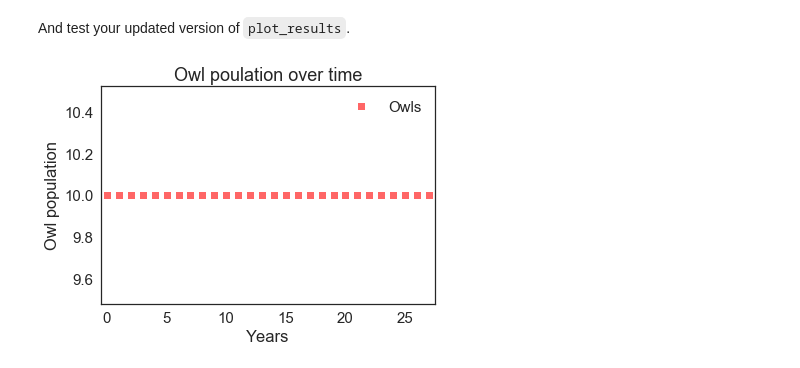
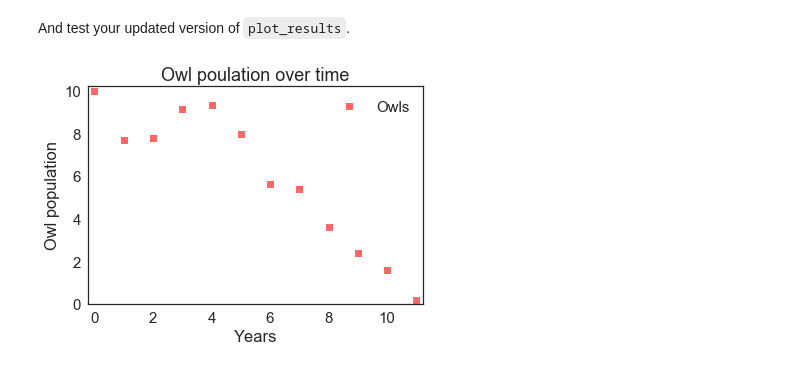
Before and after one commit to ASHSWAN1999/ModSimPy, a Jupyter notebook: code/Project1.ipynb, the cells around one changed output. Drawn from its saved outputs; the diff is of its cells as text; code cells hidden in the pictures.

```diff
--- a/code/Project1.ipynb
+++ b/code/Project1.ipynb
@@ -60,0 +127,25 @@ def run_simulation(system):
+# %%
+""""def run_simulation(system, death_rate):
+    Runs a proportional growth model.
+
+    Adds TimeSeries to `system` as `results`.
+
+    system: System object with t0, t_end, p0,
+            birth_rate and death_rate
+
+    adults = TimeSeries()
+    adults[system.t0] = system.adult_pop0
+    juveniles = TimeSeries()
+    juveniles[system.t0] = system.juvenile_pop0
+
+    for t in linrange(system.t0, system.t_end):
+
+        births = system.birth_rate * adults[t]
+        deaths = death_rate * adults[t]
+        matured = juveniles[t] * (1/3)
+        juveniles[t+1] = juveniles[t] + births - matured
+        adults[t+1] = adults[t] - deaths + matured
+    system.adults = adults
+    system.juveniles = juveniles
+    system.alive = adults[system.t_end] + juveniles[system.t_end]
+""""
@@ -61,5 +154,5 @@ def run_simulation(system):
 # %%
-def run_simulation_ran(system):
+def run_simulation(system, death_rate):
     """Runs a proportional growth model.
 
     Adds TimeSeries to `system` as `results`.
@@ -74,27 +167,23 @@ def run_simulation_ran(system):
 
     count = 0
     for t in linrange(system.t0, system.t_end):
-        if(t < 15):
-            system.death_rate = .538
-        elif(t < 20):
-            system.death_rate = .5
-        else:
-            system.death_rate = .532
 
         if(adults[t] < 0):
             adults[t] = 0
 
         for i in linrange(adults[t]):
-            if flip(system.death_rate):
+            if flip(death_rate):
                 count += 1
 
+
+   # for t in linrange(system.t0, system.t_end):
 
         births = system.birth_rate * adults[t]
         deaths = count
         matured = juveniles[t] * (1/3)
         juveniles[t+1] = juveniles[t] + births - matured
         adults[t+1] = adults[t] - deaths + matured
-        count = 0
-
+        code = 0
     system.adults = adults
     system.juveniles = juveniles
+    system.alive = adults[system.t_end] + juveniles[system.t_end]
@@ -128,7 +208,7 @@ def run_simulation(system):
 # %% [markdown]
 Test your changes in `run_simulation`:
 # %%
-run_simulation_param(system)
+run_simulation_ran(system)
 system.adults
 # %% [output]
 |  | value |
@@ -164,6 +240,7 @@ def plot_results(system, title=None):
 # %% [markdown]
 And test your updated version of `plot_results`.
 # %%
+run_simulation_ran(system)
 plot_results(system, title='Owl poulation over time')
 # %% [output]
-[figure, old version]
+[figure, new version]
```
Also changed, not shown: parts of 9 cells of this notebook, 8 other files.
